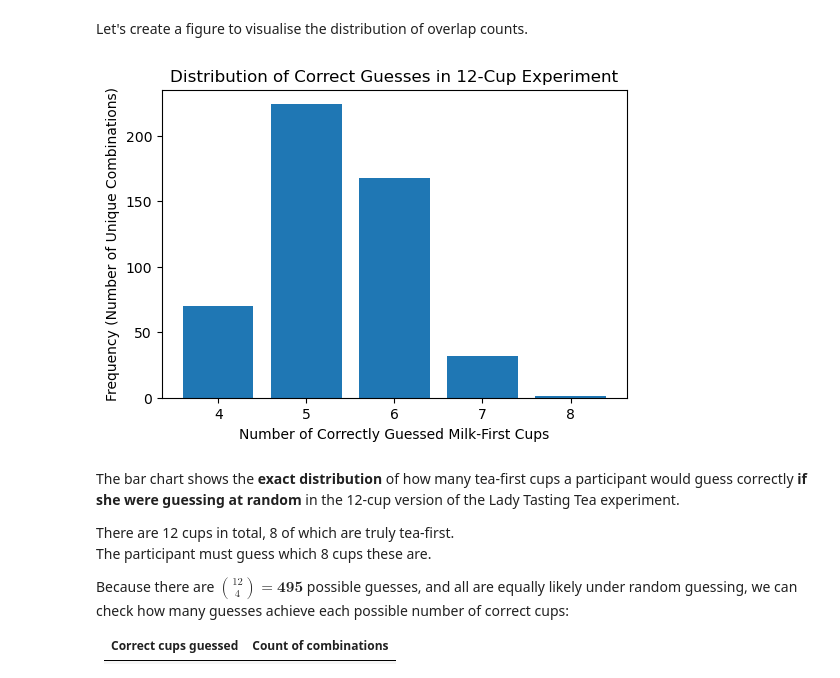
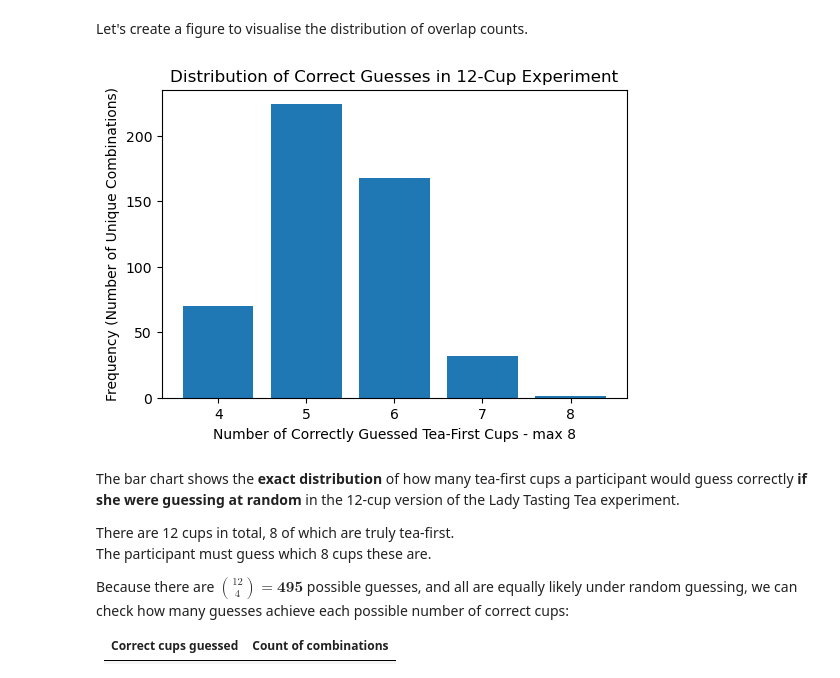
Before and after one commit to mondbr/applied_statistics, a Jupyter notebook: problems.ipynb, the cells around one changed output. Saved outputs shown, nothing was run; the diff lists cells and outputs as text; code cells hidden in the pictures.

```diff
--- a/problems.ipynb
+++ b/problems.ipynb
@@ -506,24 +506,24 @@ Let's create a figure to visualise the distribution of overlap counts.
 # %%
 # Create a figure.
 # Bar chart where the x-axis is "number of correctly guessed cups"
 # and the y-axis is "how many combinations achieve that many correct cups".
 fig, ax = plt.subplots(figsize=(6, 4))
 
 # Bar chart.
 ax.bar(counts[0], counts[1])
 
 # Set the title for the x-axis
-ax.set_xlabel("Number of Correctly Guessed Milk-First Cups")
+ax.set_xlabel("Number of Correctly Guessed Tea-First Cups - max 8")
 
 # Set the title for the y-axis
 ax.set_ylabel("Frequency (Number of Unique Combinations)")
 
 # Settitle for the plot
 ax.set_title("Distribution of Correct Guesses in 12-Cup Experiment")
 
 plt.show()
 # %% [output]
-[figure, old version]
+[figure, new version]
 # %% [markdown]
 The bar chart shows the **exact distribution** of how many tea-first cups a
 participant would guess correctly **if she were guessing at random** in the
```
Also changed, not shown: parts of 28 cells of this notebook.
